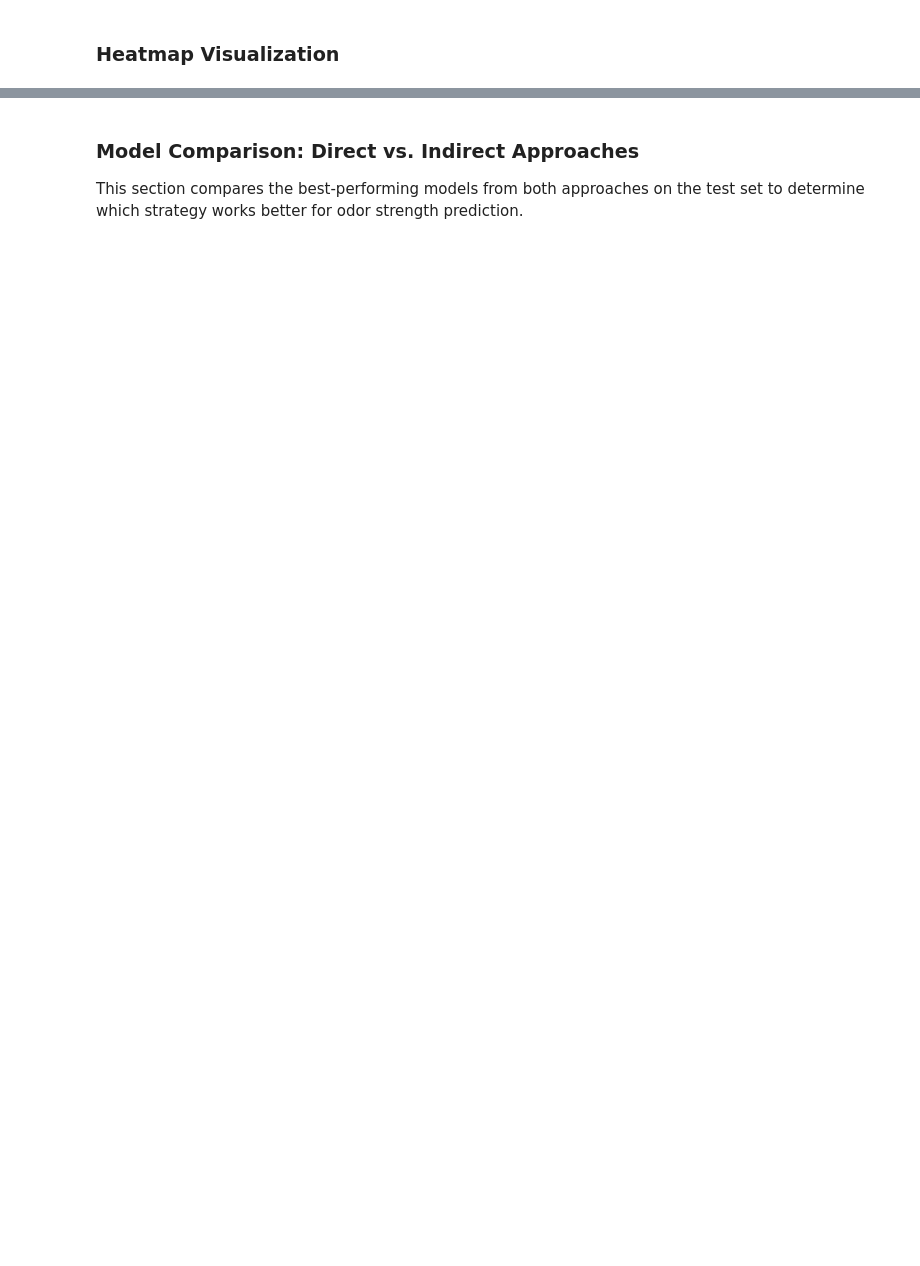
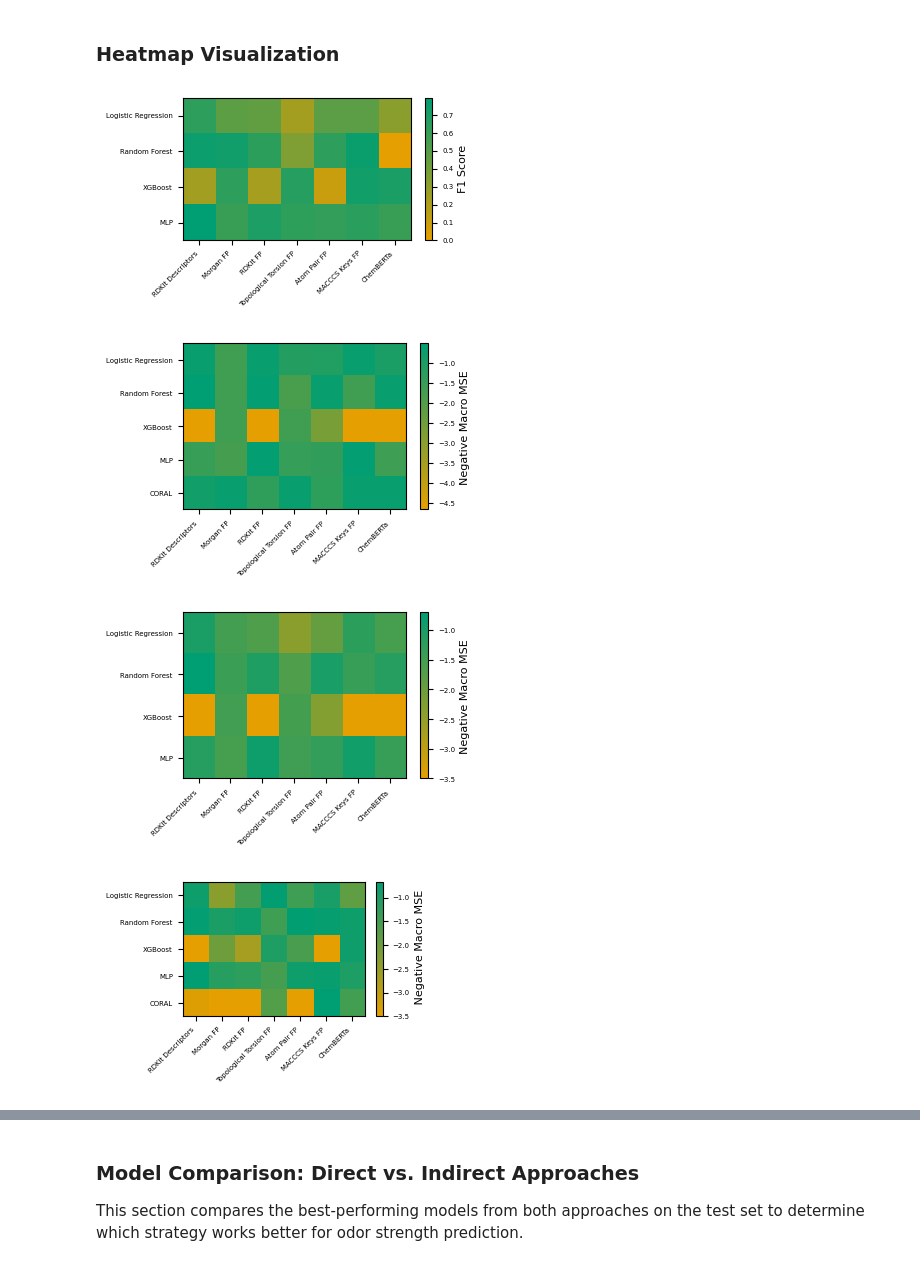
Before and after one commit to peter-fichtelmann/odor-strength, a Jupyter notebook: model_training_validation_insights.ipynb, the cells around one changed output, grey strips where cells are left out. Saved outputs shown, nothing was run; the diff lists cells and outputs as text; code cells hidden in the pictures; blank space fills up the shorter version.

```diff
--- a/model_training_validation_insights.ipynb
+++ b/model_training_validation_insights.ipynb
@@ -73,7 +70,7 @@ odor_strength_module.evaluate_kFold(X_train, y_train, groups=groups_train, n_spl
 N_REPEATS = 1
 N_FOLDS = 2
 N_TRIALS = 1
-LIMIT = 100
+LIMIT = 1
 
 callback = MaxTrialsCallback(
     n_trials=LIMIT,
@@ -775,51 +833,69 @@ def plot_heatmap(
 
 
 plot_heatmap(
-    df_direct.dropna(how='all').iloc[:4, 1:],
+    df_indirect_1.dropna(how='all').iloc[:4, 1:],
     colorbar_label='F1 Score',
     figsize=(FIGURE_WIDTH*1.2, 2*1.2),
     dpi=DPI,
     fontsize=FONTSIZE,
     labelsize=LABELSIZE,
     labelpad=LABELPAD,
-    save_path=['figures/hp_opt_heatmap_has_odor.pdf', 'figures/hp_opt_heatmap_has_odor.png'],
+    save_path=['figures/hp_opt_heatmap_has_odor.pdf'],
     custom_x_ticks=['RDKit Descriptors', 'Morgan FP', 'RDKit FP', 'Topological Torsion FP', 'Atom Pair FP', 'MACCCS Keys FP', 'ChemBERTa'],
     custom_y_ticks=['Logistic Regression', 'Random Forest', 'XGBoost', 'MLP']
     )
 plot_heatmap(
-    - df_indirect_1.dropna(how='all').iloc[:5, 1:],
+    - df_indirect_2.dropna(how='all').iloc[:5, 1:],
     colorbar_label='Negative Macro MSE',
     figsize=(FIGURE_WIDTH*1.2, 2.2*1.2),
     dpi=DPI,
     fontsize=FONTSIZE,
     labelsize=LABELSIZE,
     labelpad=LABELPAD,
-    save_path=['figures/hp_opt_heatmap_wo_odorless.pdf', 'figures/hp_opt_heatmap_wo_odorless.png'],
+    save_path=['figures/hp_opt_heatmap_wo_odorless.pdf'],
     custom_x_ticks=['RDKit Descriptors', 'Morgan FP', 'RDKit FP', 'Topological Torsion FP', 'Atom Pair FP', 'MACCCS Keys FP', 'ChemBERTa'],
     custom_y_ticks=['Logistic Regression', 'Random Forest', 'XGBoost', 'MLP', 'CORAL']
     )
 plot_heatmap(
-    - df_odor_strength_indirect.iloc[2:, 1:],
+    - df_odor_strength_indirect.dropna(how='all').iloc[2:, 1:],
     colorbar_label='Negative Macro MSE',
     figsize=(FIGURE_WIDTH*1.2, 2.2*1.2),
     dpi=DPI,
     fontsize=FONTSIZE,
     labelsize=LABELSIZE,
     labelpad=LABELPAD,
-    save_path=['figures/hp_opt_heatmap_indirect.pdf', 'figures/hp_opt_heatmap_indirect.png'],
+    save_path=['figures/hp_opt_heatmap_indirect.pdf'],
     custom_x_ticks=['RDKit Descriptors', 'Morgan FP', 'RDKit FP', 'Topological Torsion FP', 'Atom Pair FP', 'MACCCS Keys FP', 'ChemBERTa'],
     custom_y_ticks=['Logistic Regression', 'Random Forest', 'XGBoost', 'MLP']
     )
 #
 plot_heatmap(
-    - df_odor_strength_indirect.dropna(how='all').iloc[:5, 1:],
+    - df_direct.dropna(how='all').iloc[:5, 1:],
     colorbar_label=' Negative Macro MSE',
     figsize=(FIGURE_WIDTH*width_factor, 2.2*width_factor),
     dpi=DPI,
     fontsize=FONTSIZE,
     labelsize=LABELSIZE,
     labelpad=LABELPAD,
-    save_path=['figures/hp_opt_heatmap_w_odorless.pdf', 'figures/hp_opt_heatmap_w_odorless.png'],
+    save_path=['figures/hp_opt_heatmap_w_odorless.pdf'],
     custom_x_ticks=['RDKit Descriptors', 'Morgan FP', 'RDKit FP', 'Topological Torsion FP', 'Atom Pair FP', 'MACCCS Keys FP', 'ChemBERTa'],
     custom_y_ticks=['Logistic Regression', 'Random Forest', 'XGBoost', 'MLP', 'CORAL']
 )
+# difference heatmap
+plot_heatmap(
+    df_odor_strength_indirect.iloc[2:, 1:] - df_direct.dropna(how='all').iloc[:4, 1:],
+    colorbar_label='Difference Macro MSE',
+    figsize=(FIGURE_WIDTH*1.2, 2*1.2),
+    dpi=DPI,
+    fontsize=FONTSIZE,
+    labelsize=LABELSIZE,
+    labelpad=LABELPAD,
+    save_path=['figures/hp_opt_heatmap_difference.pdf', 'figures/hp_opt_heatmap_difference.png'],
+    custom_x_ticks=['RDKit Descriptors', 'Morgan FP', 'RDKit FP', 'Topological Torsion FP', 'Atom Pair FP', 'MACCCS Keys FP', 'ChemBERTa'],
+    custom_y_ticks=['Logistic Regression', 'Random Forest', 'XGBoost', 'MLP']
+)
+# %% [output]
+[figure, added]
+[figure, added]
+[figure, added]
+[figure, added]
```
Also changed, not shown: parts of 22 cells of this notebook, 1 other file.
